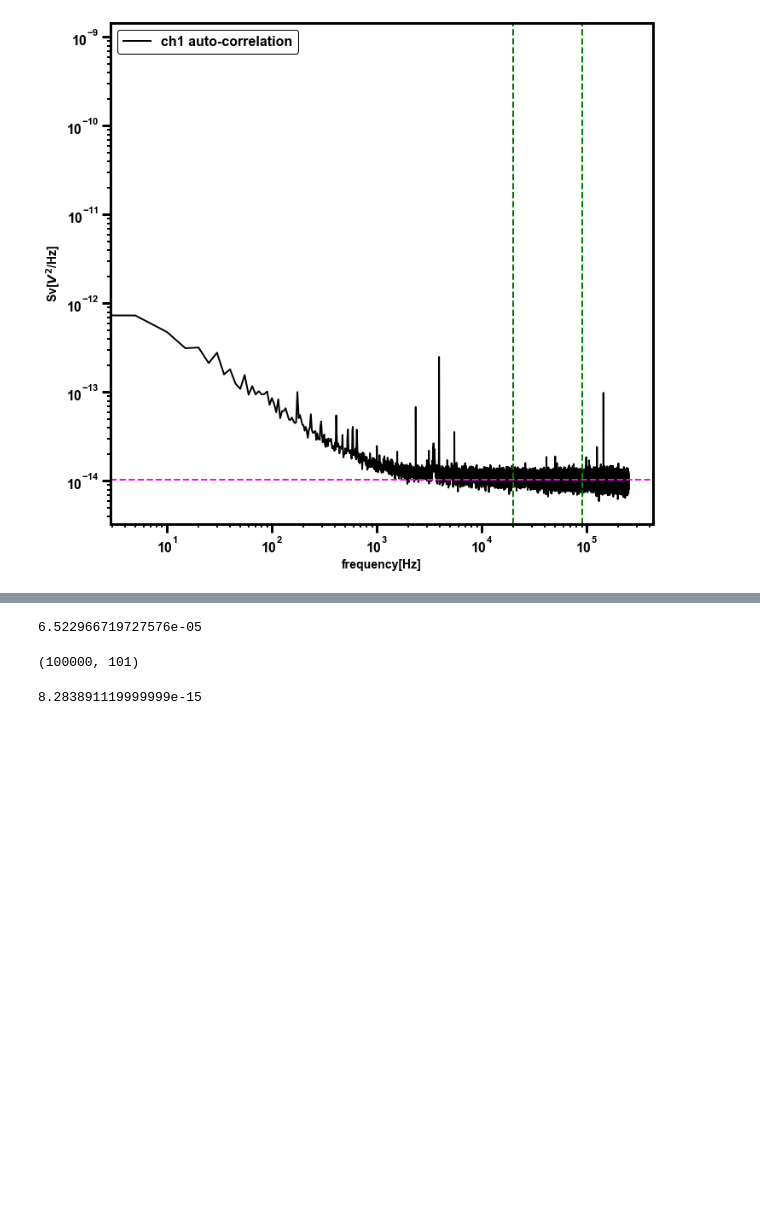
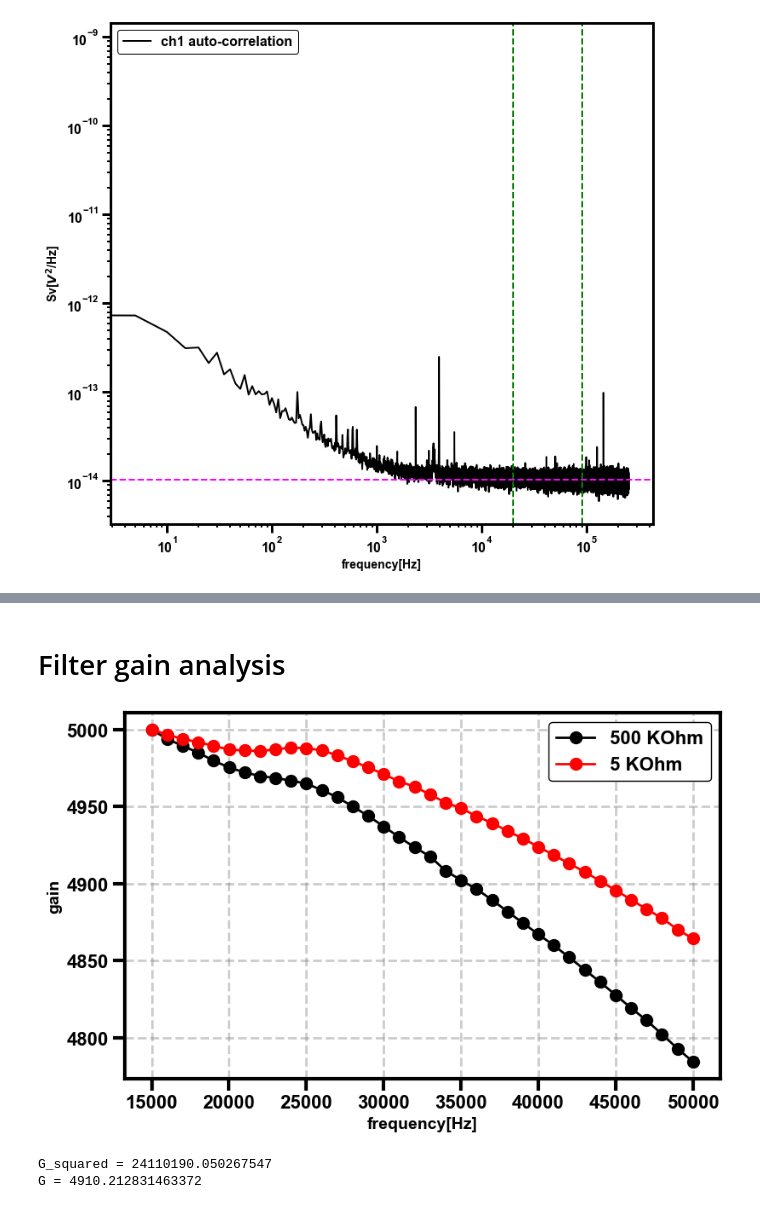
Before and after one commit to NikhilTilak/scripts, a Jupyter notebook: noise.ipynb, the cells around one changed output, grey strips where cells are left out. Saved outputs shown, nothing was run; the diff lists cells and outputs as text; code cells hidden in the pictures; blank space fills up the shorter version.

```diff
--- a/noise.ipynb
+++ b/noise.ipynb
@@ -359,12 +344,38 @@ df.head()
-# %%
-df.to_numpy()[:, 1:].T.std(axis=1).mean()
-# %% [output]
-6.522966719727576e-05
-# %%
-df.shape
-# %% [output]
-(100000, 101)
-# %%
-johnson_noise_psd(300, 500_000)
-# %% [output]
-8.283891119999999e-15
+# %% [markdown]
+# Filter gain analysis
+# %%
+fp_500K = "data\gain analysis\gain_5000_500Kohm_10KHz_50kHz_LIA_10mV_100div.txt"
+df_500K = pd.read_csv(fp_500K,
+                 header=None,
+                 names=["frequency", "voltage"],
+                 delimiter='\t')
+
+df_500K["gain"] = 5e3*df_500K["voltage"]/df_500K.iloc[0]["voltage"]
+
+fp_5K = "data\gain analysis\gain_5000_5000ohm_10KHz_50kHz_LIA_10mV_100div.txt"
+df_5K = pd.read_csv(fp_5K,
+                 header=None,
+                 names=["frequency", "voltage"],
+                 delimiter='\t')
+
+df_5K["gain"] = 5e3*df_5K["voltage"]/df_5K.iloc[0]["voltage"]
+
+fig, ax = plt.subplots(figsize=(8,5), constrained_layout=True)
+ax.plot(df_500K["frequency"], df_500K["gain"], 'o-', label="500 KOhm")
+ax.plot(df_5K["frequency"], df_5K["gain"], 'o-', label="5 KOhm")
+ax.set_xlabel("frequency[Hz]")
+ax.set_ylabel("gain")
+# ax.set_yscale('log')
+ax.grid(which='both', axis='both')
+ax.legend()
+plt.show()
+# %% [output]
+[figure, added]
+# %%
+G_squared = (trapezoid(y=df_500K["gain"]**2,
+          x=df_500K["frequency"]))/(df_500K["frequency"].max()-df_500K["frequency"].min())
+print(f"G_squared = {G_squared}")
+print(f"G = {np.sqrt(G_squared)}")
+# %% [output]
+G_squared = 24110190.050267547
+G = 4910.212831463372
```
Also changed, not shown: parts of 6 cells of this notebook.
